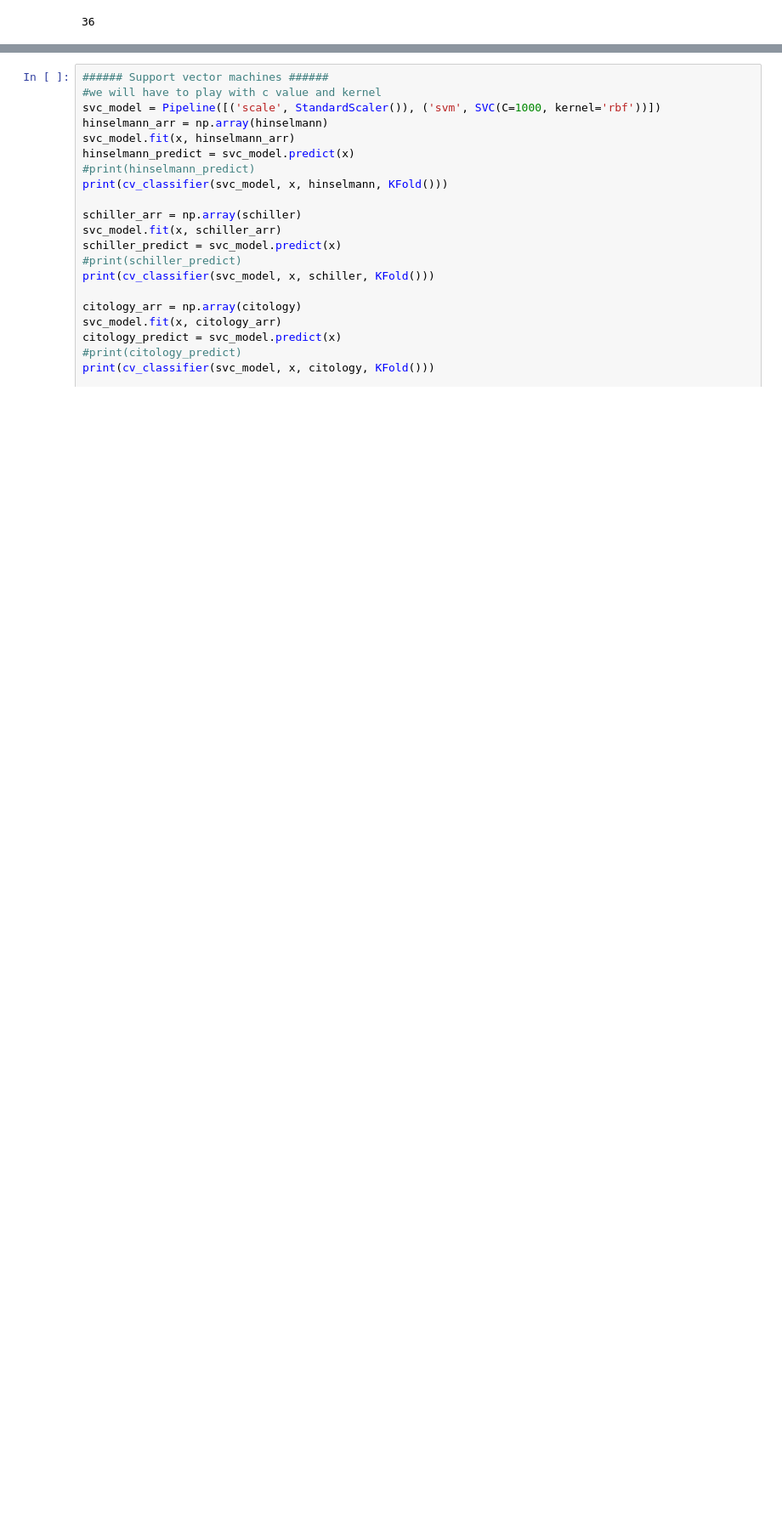
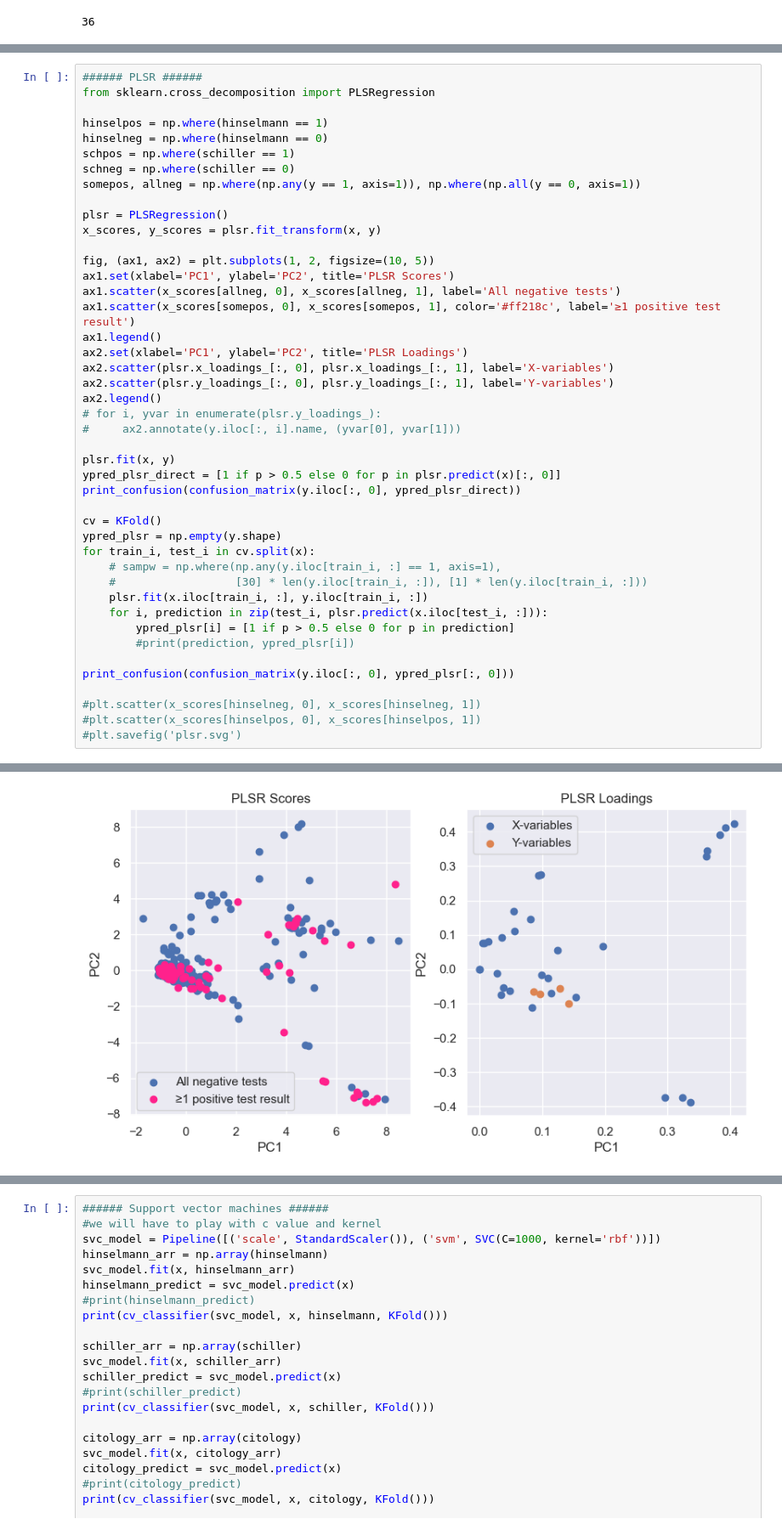
Before and after one commit to NeekTheGiraffe/cervical-cancer-model, a Jupyter notebook: BE 175 Final Project Cervical Cancer Prediction.ipynb, the cells around one changed output, grey strips where cells are left out. Shown at 85% size. Cells and saved outputs as stored; diff of their text form; blank space fills up the shorter version.

Commit message:
Add PLSR and Random forest

```diff
--- a/BE 175 Final Project Cervical Cancer Prediction.ipynb
+++ b/BE 175 Final Project Cervical Cancer Prediction.ipynb
@@ -117,0 +82,45 @@ for outcome, name in zip([hinselmann, schiller, citology, biopsy],
+# %%
+###### PLSR ######
+from sklearn.cross_decomposition import PLSRegression
+
+hinselpos = np.where(hinselmann == 1)
+hinselneg = np.where(hinselmann == 0)
+schpos = np.where(schiller == 1)
+schneg = np.where(schiller == 0)
+somepos, allneg = np.where(np.any(y == 1, axis=1)), np.where(np.all(y == 0, axis=1))
+
+plsr = PLSRegression()
+x_scores, y_scores = plsr.fit_transform(x, y)
+
+fig, (ax1, ax2) = plt.subplots(1, 2, figsize=(10, 5))
+ax1.set(xlabel='PC1', ylabel='PC2', title='PLSR Scores')
+ax1.scatter(x_scores[allneg, 0], x_scores[allneg, 1], label='All negative tests')
+ax1.scatter(x_scores[somepos, 0], x_scores[somepos, 1], color='#ff218c', label='≥1 positive test result')
+ax1.legend()
+ax2.set(xlabel='PC1', ylabel='PC2', title='PLSR Loadings')
+ax2.scatter(plsr.x_loadings_[:, 0], plsr.x_loadings_[:, 1], label='X-variables')
+ax2.scatter(plsr.y_loadings_[:, 0], plsr.y_loadings_[:, 1], label='Y-variables')
+ax2.legend()
+# for i, yvar in enumerate(plsr.y_loadings_):
+#     ax2.annotate(y.iloc[:, i].name, (yvar[0], yvar[1]))
+
+plsr.fit(x, y)
+ypred_plsr_direct = [1 if p > 0.5 else 0 for p in plsr.predict(x)[:, 0]]
+print_confusion(confusion_matrix(y.iloc[:, 0], ypred_plsr_direct))
+
+cv = KFold()
+ypred_plsr = np.empty(y.shape)
+for train_i, test_i in cv.split(x):
+    # sampw = np.where(np.any(y.iloc[train_i, :] == 1, axis=1),
+    #                  [30] * len(y.iloc[train_i, :]), [1] * len(y.iloc[train_i, :]))
+    plsr.fit(x.iloc[train_i, :], y.iloc[train_i, :])
+    for i, prediction in zip(test_i, plsr.predict(x.iloc[test_i, :])):
+        ypred_plsr[i] = [1 if p > 0.5 else 0 for p in prediction]
+        #print(prediction, ypred_plsr[i])
+
+print_confusion(confusion_matrix(y.iloc[:, 0], ypred_plsr[:, 0]))
+
+#plt.scatter(x_scores[hinselneg, 0], x_scores[hinselneg, 1])
+#plt.scatter(x_scores[hinselpos, 0], x_scores[hinselpos, 1])
+#plt.savefig('plsr.svg')
+# %% [output]
@@ -117,0 +137 @@ for outcome, name in zip([hinselmann, schiller, citology, biopsy],
+[figure, added]
```
Also changed, not shown: parts of 5 cells of this notebook.
